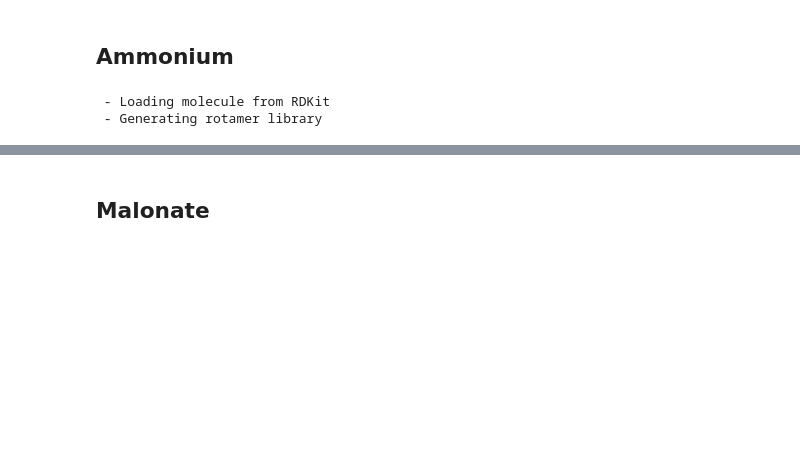
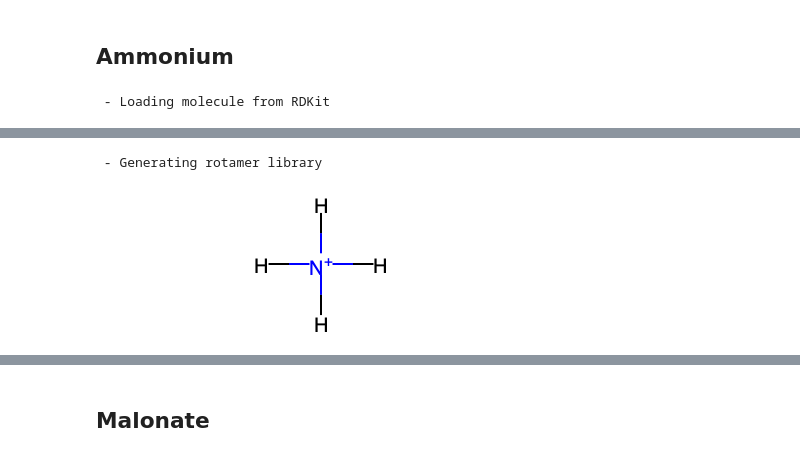
Before and after one commit to martimunicoy/peleffy, a Jupyter notebook: offpele/examples/Molecule.ipynb, the cells around one changed output, grey strips where cells are left out. Cells and saved outputs as stored; diff of their text form; code cells hidden in the pictures; blank space fills up the shorter version.

```diff
--- a/offpele/examples/Molecule.ipynb
+++ b/offpele/examples/Molecule.ipynb
@@ -14,7 +16,8 @@ TRIMETHYLGLYCINE_PDB = get_data_file_path('ligands/trimethylglycine.pdb')
 ## Ammonium
 # %%
 m = Molecule(AMMONIUM_PDB)
-m.off_molecule
+m2 = copy(m.rdkit_molecule)
+AllChem.Compute2DCoords(m2)
+m2
 # %% [output]
  - Loading molecule from RDKit
- - Generating rotamer library
@@ -22,2 +26,4 @@ NGLWidget()
+ - Generating rotamer library
+[figure, added]
 # %%
 m = Molecule(smiles='[NH4+]')
```
Also changed, not shown: parts of 7 cells of this notebook.
